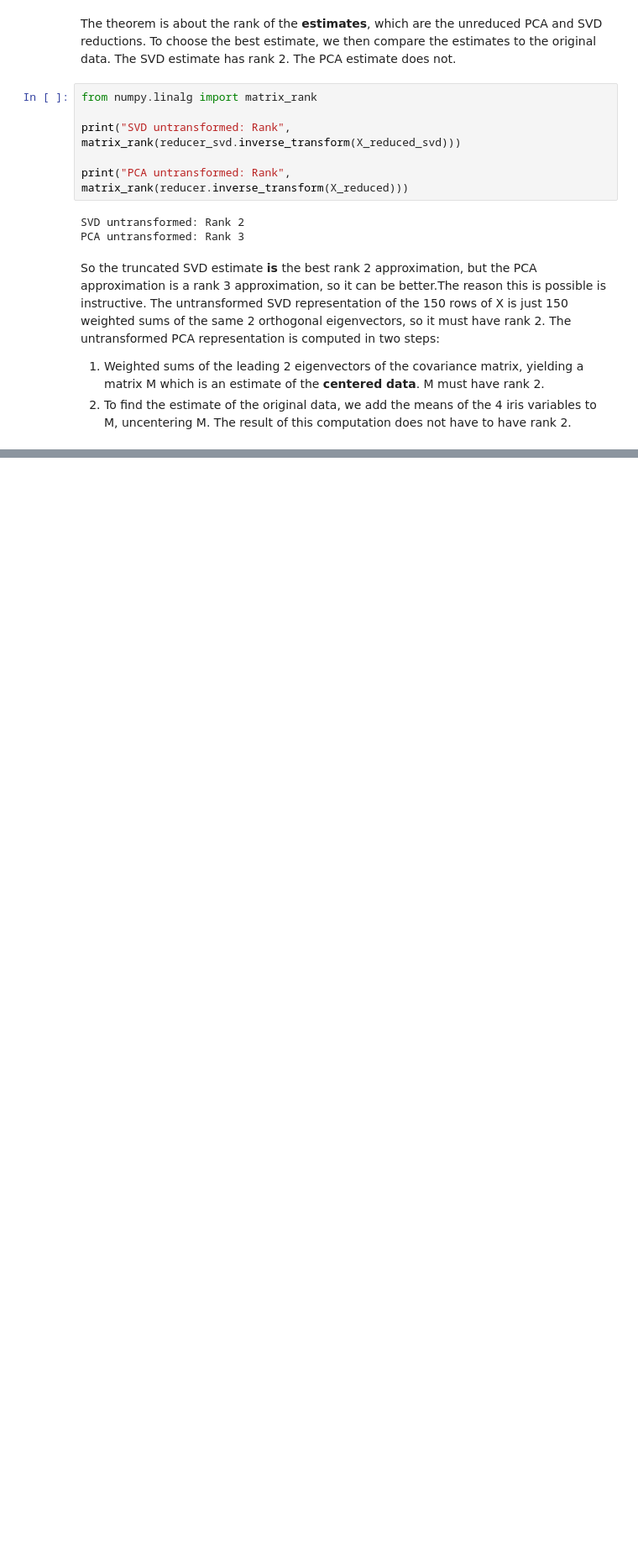
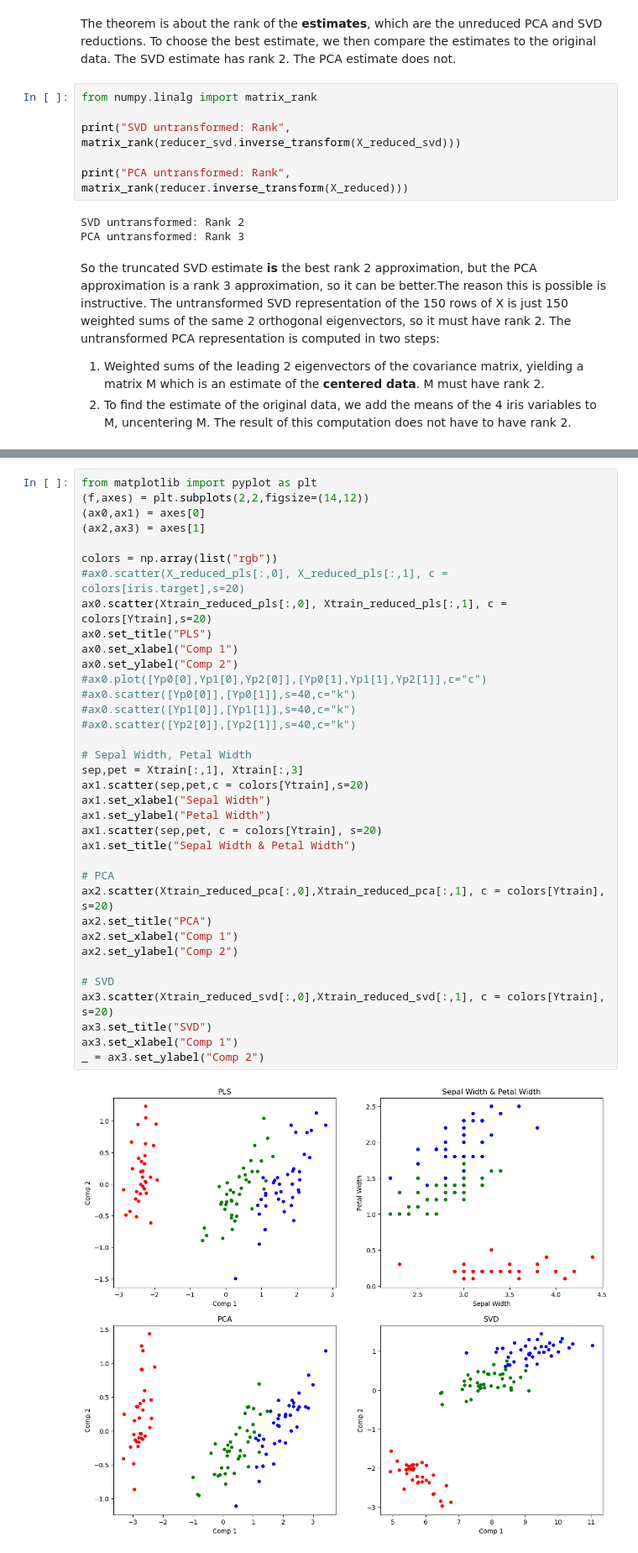
Before and after one commit to gawron/python-for-social-science, a Jupyter notebook: text_classification/Dimensionality Reduction.ipynb, the cells around one changed output, grey strips where cells are left out. Shown at 84% size. Cells and saved outputs as stored; diff of their text form; blank space fills up the shorter version.

```diff
--- a/text_classification/Dimensionality Reduction.ipynb
+++ b/text_classification/Dimensionality Reduction.ipynb
@@ -1522,0 +1657,38 @@ is computed in two steps:
+# %%
+from matplotlib import pyplot as plt
+(f,axes) = plt.subplots(2,2,figsize=(14,12))
+(ax0,ax1) = axes[0]
+(ax2,ax3) = axes[1]
+
+colors = np.array(list("rgb"))
+#ax0.scatter(X_reduced_pls[:,0], X_reduced_pls[:,1], c = colors[iris.target],s=20)
+ax0.scatter(Xtrain_reduced_pls[:,0], Xtrain_reduced_pls[:,1], c = colors[Ytrain],s=20)
+ax0.set_title("PLS")
+ax0.set_xlabel("Comp 1")
+ax0.set_ylabel("Comp 2")
+#ax0.plot([Yp0[0],Yp1[0],Yp2[0]],[Yp0[1],Yp1[1],Yp2[1]],c="c")
+#ax0.scatter([Yp0[0]],[Yp0[1]],s=40,c="k")
+#ax0.scatter([Yp1[0]],[Yp1[1]],s=40,c="k")
+#ax0.scatter([Yp2[0]],[Yp2[1]],s=40,c="k")
+
+# Sepal Width, Petal Width
+sep,pet = Xtrain[:,1], Xtrain[:,3]
+ax1.scatter(sep,pet,c = colors[Ytrain],s=20)
+ax1.set_xlabel("Sepal Width")
+ax1.set_ylabel("Petal Width")
+ax1.scatter(sep,pet, c = colors[Ytrain], s=20)
+ax1.set_title("Sepal Width & Petal Width")
+
+# PCA
+ax2.scatter(Xtrain_reduced_pca[:,0],Xtrain_reduced_pca[:,1], c = colors[Ytrain], s=20)
+ax2.set_title("PCA")
+ax2.set_xlabel("Comp 1")
+ax2.set_ylabel("Comp 2")
+
+# SVD
+ax3.scatter(Xtrain_reduced_svd[:,0],Xtrain_reduced_svd[:,1], c = colors[Ytrain], s=20)
+ax3.set_title("SVD")
+ax3.set_xlabel("Comp 1")
+_ = ax3.set_ylabel("Comp 2")
+# %% [output]
+[figure, added]
```
Also changed, not shown: parts of 57 cells of this notebook.
